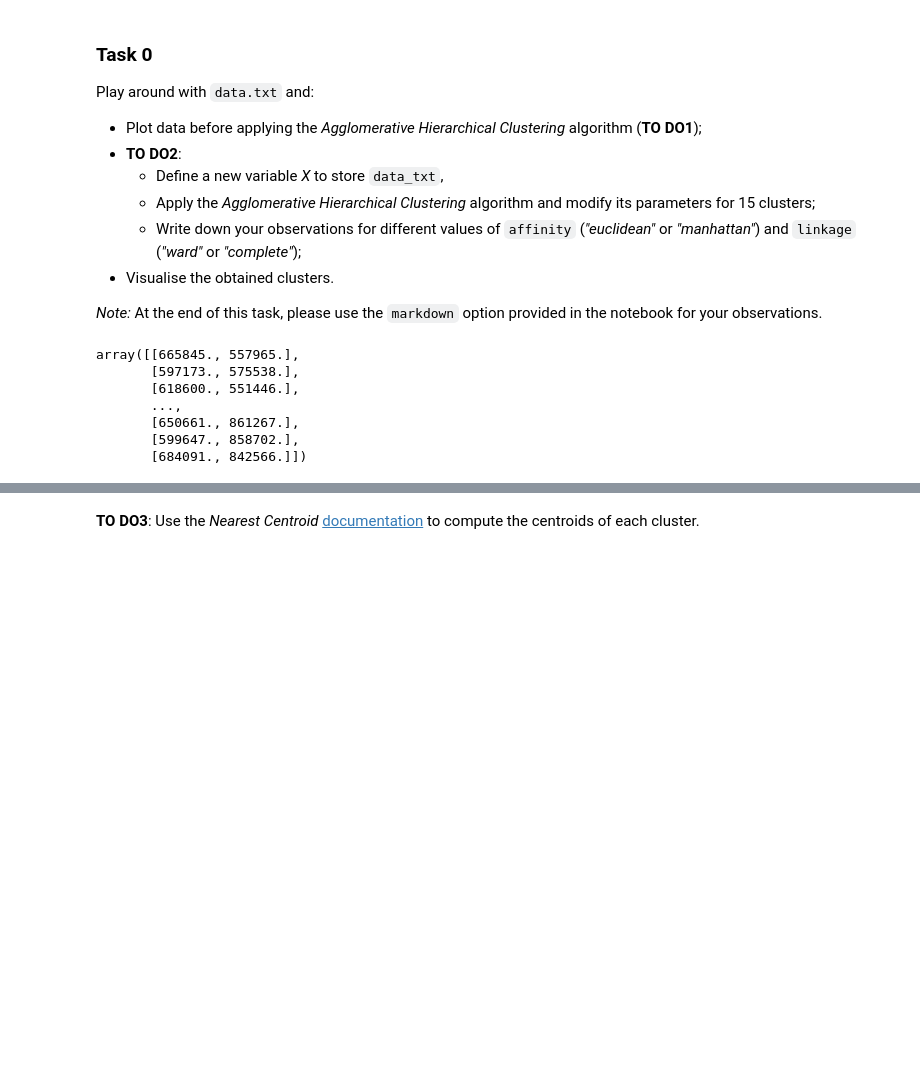
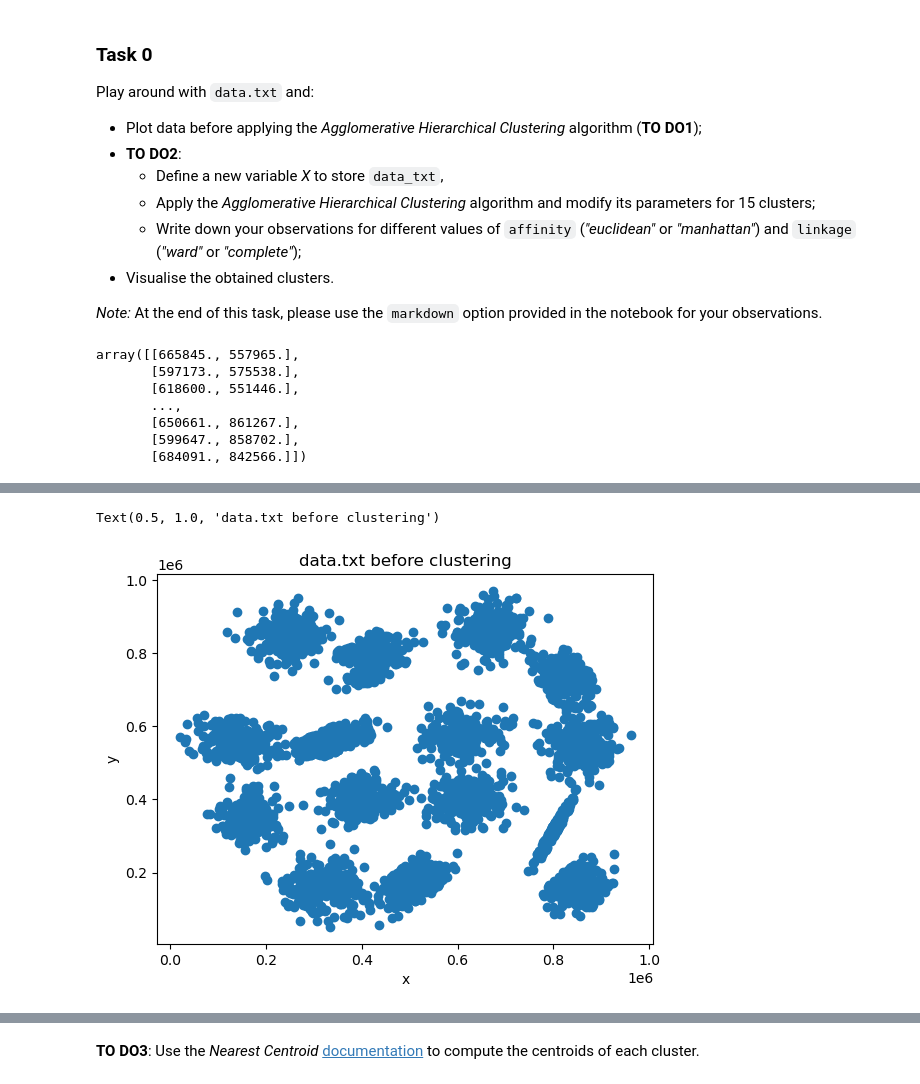
Before and after one commit to mmswflow-upb/ai-labs, a Jupyter notebook: Labs/Lab 9/Lab_AI_Unsupervised Learning_Skel.ipynb, the cells around one changed output, grey strips where cells are left out. Cells and saved outputs as stored; diff of their text form; code cells hidden in the pictures; blank space fills up the shorter version.

```diff
--- a/Labs/Lab 9/Lab_AI_Unsupervised Learning_Skel.ipynb
+++ b/Labs/Lab 9/Lab_AI_Unsupervised Learning_Skel.ipynb
@@ -92,0 +78,8 @@ labels
+# %%
+plt.scatter(data_txt[:, 0], data_txt[:, 1])
+plt.xlabel("x")
+plt.ylabel("y")
+plt.title("data.txt before clustering")
+# %% [output]
+Text(0.5, 1.0, 'data.txt before clustering')
+[figure, added]
```
Also changed, not shown: parts of 24 cells of this notebook.
